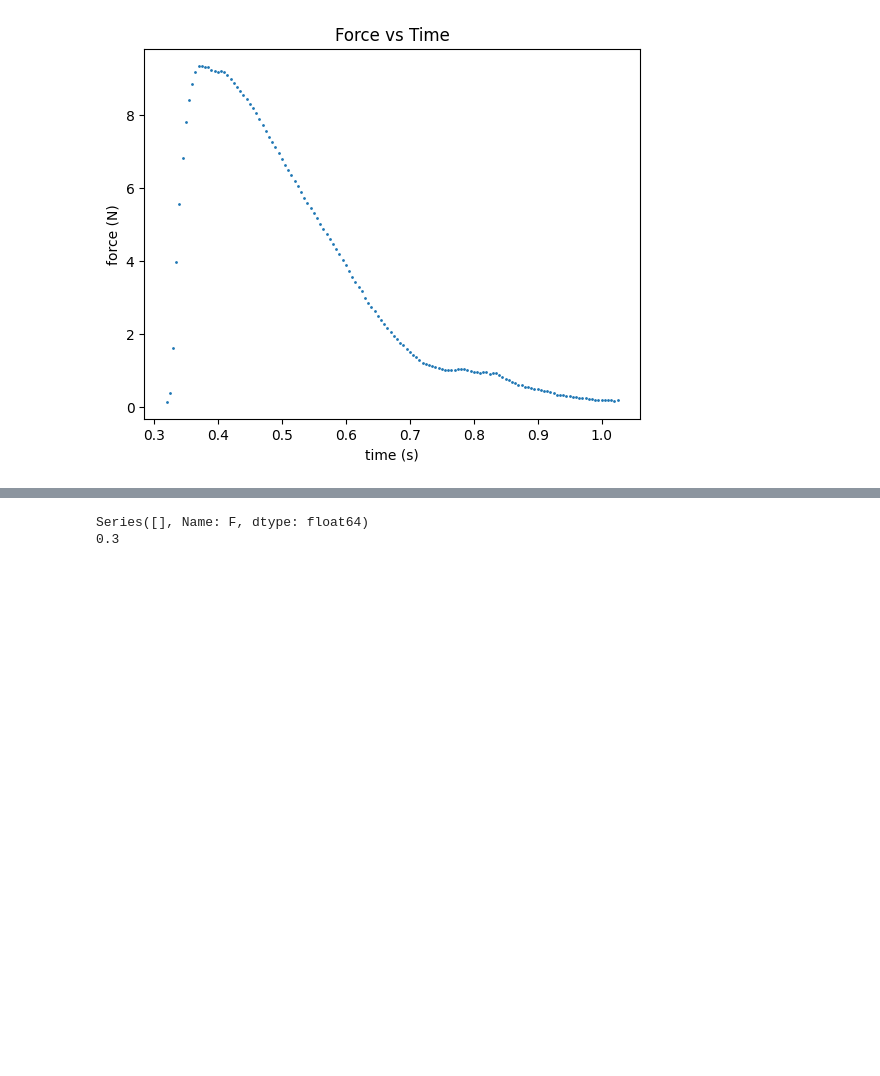
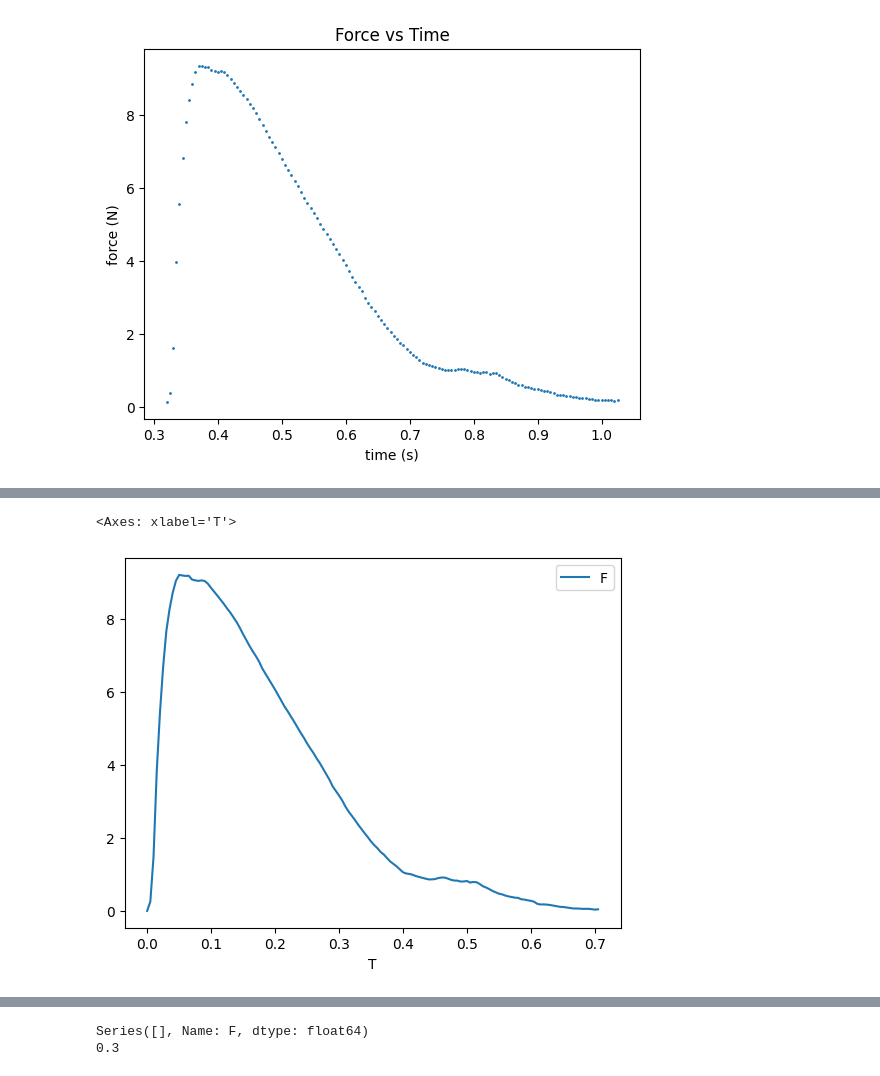
Before and after one commit to FormulaForest/Formula-Forest, a Jupyter notebook: Propulsion theory/exp_results.ipynb, the cells around one changed output, grey strips where cells are left out. Saved outputs shown, nothing was run; the diff lists cells and outputs as text; code cells hidden in the pictures; blank space fills up the shorter version.

```diff
--- a/Propulsion theory/exp_results.ipynb
+++ b/Propulsion theory/exp_results.ipynb
@@ -75,3 +61,6 @@ plt.title("Force vs Time")
 plt.show()
 # %% [output]
 [figure]
+# %%
+df_crop["F"] -= df_crop.sort_values('F', ascending=True).iloc[0, 3]
+df_crop["F"]
@@ -77,0 +84,3 @@ plt.show()
+# %%
+df_crop["T"] -= df_crop.sort_values('T', ascending=True).iloc[0, 0]
+df_crop["T"]
@@ -77,0 +131,5 @@ plt.show()
+# %%
+df_crop[["T", "F"]].plot(x='T', y='F')
+# %% [output]
+<Axes: xlabel='T'>
+[figure, added]
```
Also changed, not shown: parts of 11 cells of this notebook, 6 other files.
